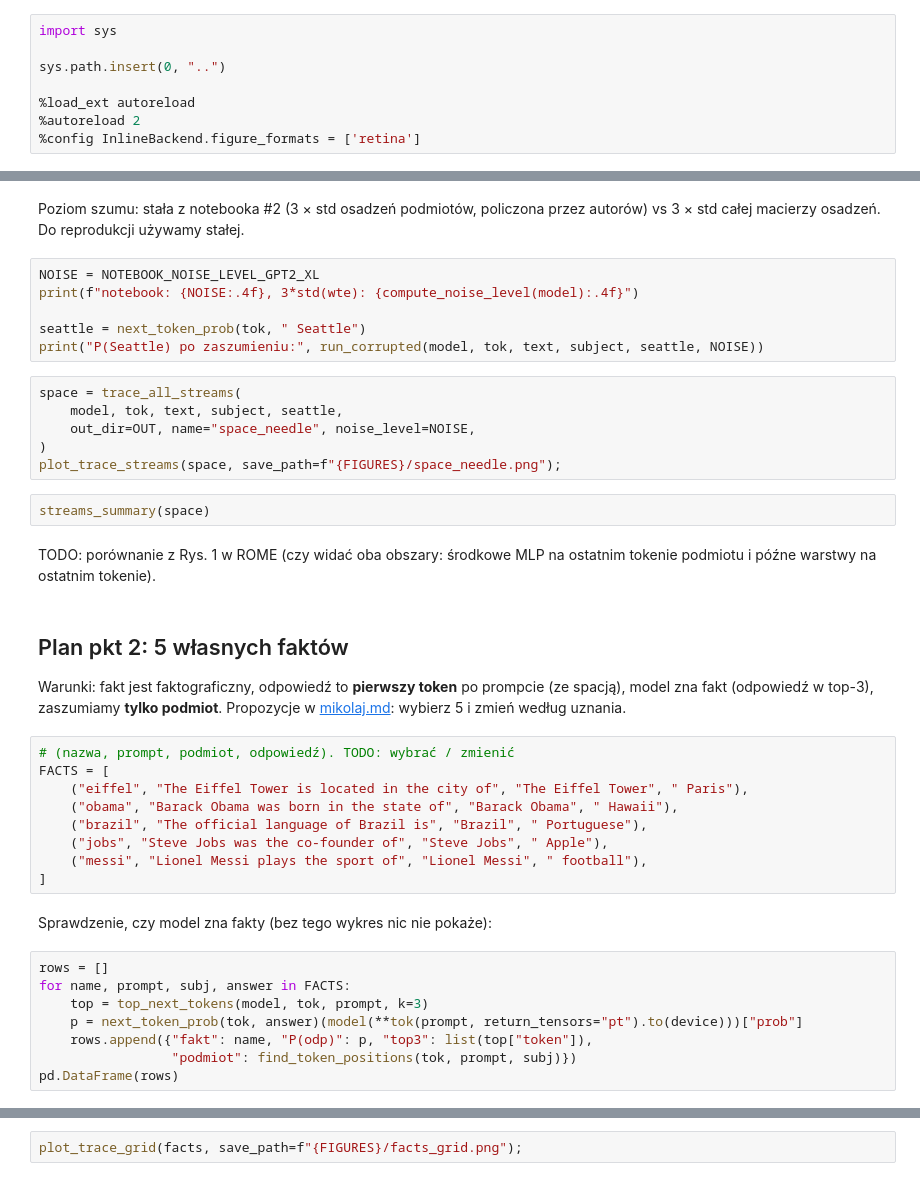
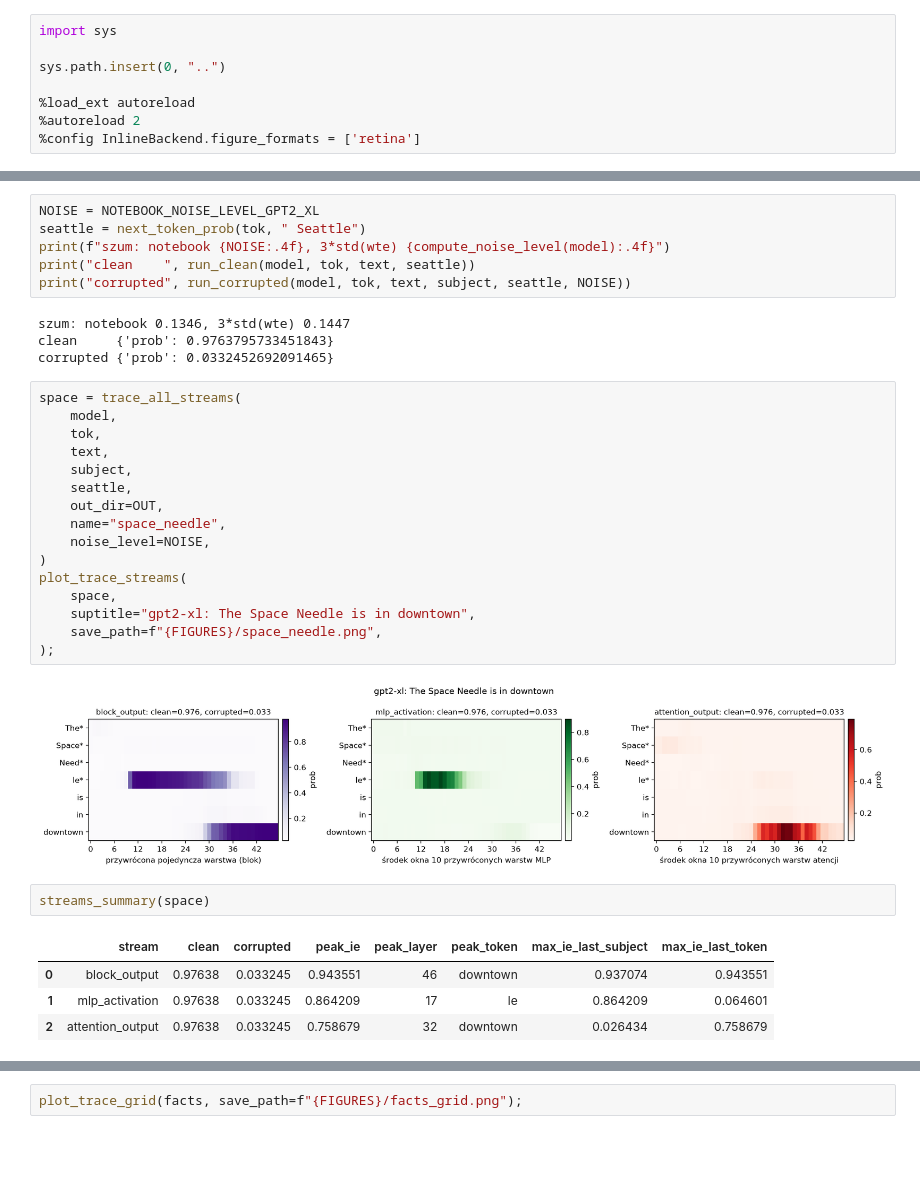
Before and after one commit to Voldziu/NLP, a Jupyter notebook: 04/mikolaj/mikolaj.ipynb, the cells around one changed output, grey strips where cells are left out. Drawn from its saved outputs; the diff is of its cells as text; blank space fills up the shorter version.

```diff
--- a/04/mikolaj/mikolaj.ipynb
+++ b/04/mikolaj/mikolaj.ipynb
@@ -68,42 +343,35 @@ top_next_tokens(model, tok, text, k=10)
-# %% [markdown]
-Poziom szumu: stała z notebooka #2 (3 × std osadzeń podmiotów, policzona przez autorów) vs 3 × std całej macierzy osadzeń. Do reprodukcji używamy stałej.
 # %%
 NOISE = NOTEBOOK_NOISE_LEVEL_GPT2_XL
-print(f"notebook: {NOISE:.4f}, 3*std(wte): {compute_noise_level(model):.4f}")
-
 seattle = next_token_prob(tok, " Seattle")
-print("P(Seattle) po zaszumieniu:", run_corrupted(model, tok, text, subject, seattle, NOISE))
+print(f"szum: notebook {NOISE:.4f}, 3*std(wte) {compute_noise_level(model):.4f}")
+print("clean    ", run_clean(model, tok, text, seattle))
+print("corrupted", run_corrupted(model, tok, text, subject, seattle, NOISE))
+# %% [output]
+szum: notebook 0.1346, 3*std(wte) 0.1447
+clean     {'prob': 0.9763795733451843}
+corrupted {'prob': 0.0332452692091465}
 # %%
 space = trace_all_streams(
-    model, tok, text, subject, seattle,
-    out_dir=OUT, name="space_needle", noise_level=NOISE,
+    model,
+    tok,
+    text,
+    subject,
+    seattle,
+    out_dir=OUT,
+    name="space_needle",
+    noise_level=NOISE,
 )
-plot_trace_streams(space, save_path=f"{FIGURES}/space_needle.png");
+plot_trace_streams(
+    space,
+    suptitle="gpt2-xl: The Space Needle is in downtown",
+    save_path=f"{FIGURES}/space_needle.png",
+);
+# %% [output]
+[figure, added]
 # %%
 streams_summary(space)
+# %% [output]
+|  | stream | clean | corrupted | peak_ie | peak_layer | peak_token | max_ie_last_subject | max_ie_last_token |
+| 0 | block_output | 0.97638 | 0.033245 | 0.943551 | 46 | downtown | 0.937074 | 0.943551 |
+| 1 | mlp_activation | 0.97638 | 0.033245 | 0.864209 | 17 | le | 0.864209 | 0.064601 |
+| 2 | attention_output | 0.97638 | 0.033245 | 0.758679 | 32 | downtown | 0.026434 | 0.758679 |
-# %% [markdown]
-TODO: porównanie z Rys. 1 w ROME (czy widać oba obszary: środkowe MLP na ostatnim tokenie podmiotu i późne warstwy na ostatnim tokenie).
-# %% [markdown]
-## Plan pkt 2: 5 własnych faktów
-
-Warunki: fakt jest faktograficzny, odpowiedź to **pierwszy token** po prompcie (ze spacją), model zna fakt (odpowiedź w top-3), zaszumiamy **tylko podmiot**.
-Propozycje w [mikolaj.md](mikolaj.md#propozycje-faktów-do-wyboru--zmiany): wybierz 5 i zmień według uznania.
-# %%
-# (nazwa, prompt, podmiot, odpowiedź). TODO: wybrać / zmienić
-FACTS = [
-    ("eiffel", "The Eiffel Tower is located in the city of", "The Eiffel Tower", " Paris"),
-    ("obama", "Barack Obama was born in the state of", "Barack Obama", " Hawaii"),
-    ("brazil", "The official language of Brazil is", "Brazil", " Portuguese"),
-    ("jobs", "Steve Jobs was the co-founder of", "Steve Jobs", " Apple"),
-    ("messi", "Lionel Messi plays the sport of", "Lionel Messi", " football"),
-]
-# %% [markdown]
-Sprawdzenie, czy model zna fakty (bez tego wykres nic nie pokaże):
-# %%
-rows = []
-for name, prompt, subj, answer in FACTS:
-    top = top_next_tokens(model, tok, prompt, k=3)
-    p = next_token_prob(tok, answer)(model(**tok(prompt, return_tensors="pt").to(device)))["prob"]
-    rows.append({"fakt": name, "P(odp)": p, "top3": list(top["token"]),
-                 "podmiot": find_token_positions(tok, prompt, subj)})
-pd.DataFrame(rows)
```
Also changed, not shown: parts of 50 cells of this notebook, 12 other files.
